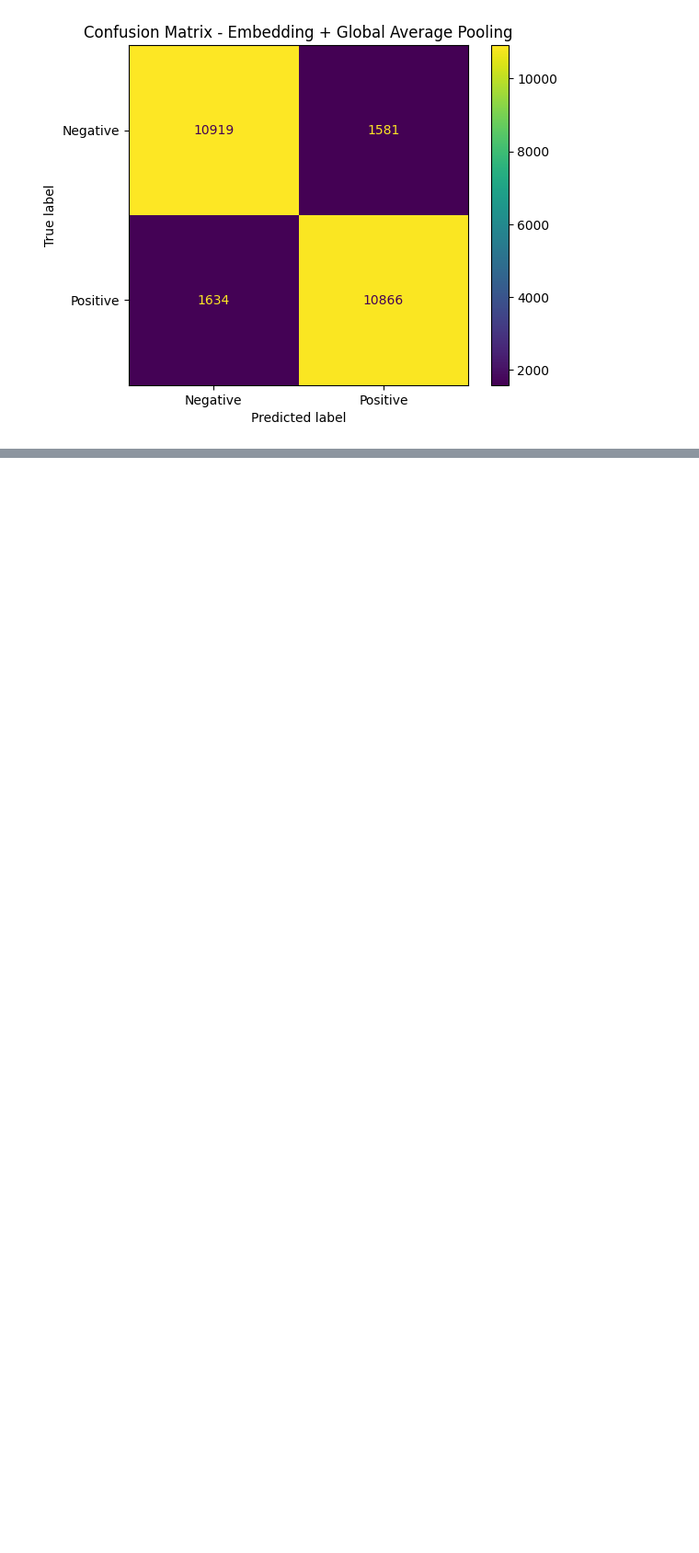
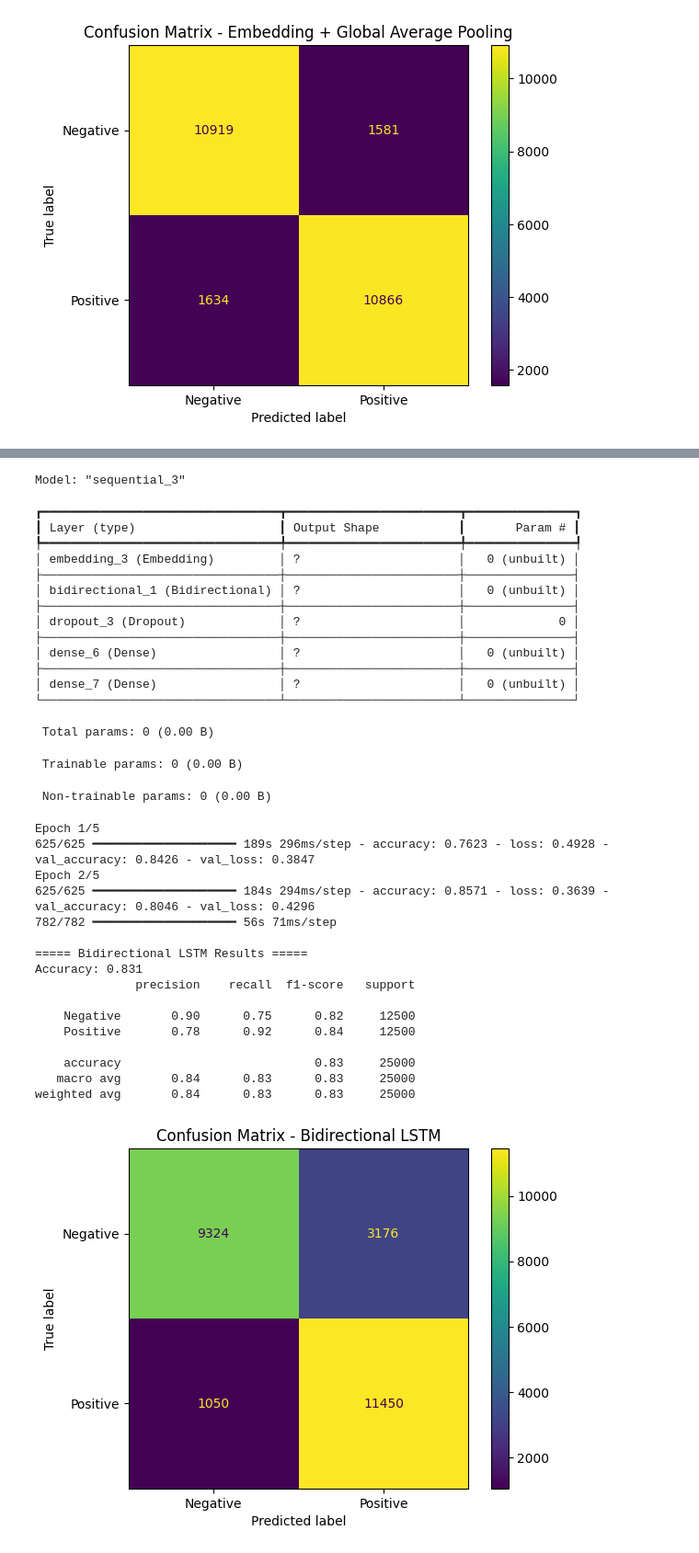
Before and after one commit to Rivier-Computer-Science/SP25-690-Tadikamalla, a Jupyter notebook: COMP690AH2/COMP690AH2_hotel_sentiment_improved.ipynb, the cells around one changed output, grey strips where cells are left out. Shown at 92% size. Cells and saved outputs as stored; diff of their text form; code cells hidden in the pictures; blank space fills up the shorter version.

```diff
--- a/COMP690AH2/COMP690AH2_hotel_sentiment_improved.ipynb
+++ b/COMP690AH2/COMP690AH2_hotel_sentiment_improved.ipynb
@@ -262,0 +329,66 @@ weighted avg       0.87      0.87      0.87     25000
+# %%
+# Model 3: Bidirectional LSTM - controlled comparison
+bilstm_model = Sequential([
+    Embedding(input_dim=vocab_size, output_dim=embedding_size, input_length=maxlen),
+    Bidirectional(LSTM(64)),
+    Dropout(0.3),
+    Dense(32, activation="relu"),
+    Dense(1, activation="sigmoid")
+])
+
+bilstm_model.compile(
+    optimizer="adam",
+    loss="binary_crossentropy",
+    metrics=["accuracy"]
+)
+
+bilstm_model.summary()
+
+history_bilstm = bilstm_model.fit(
+    x_train_nn,
+    y_train_nn,
+    validation_data=(x_val_nn, y_val_nn),
+    epochs=epochs,
+    batch_size=batch_size,
+    callbacks=[early_stop],
+    verbose=1
+)
+
+y_pred_bilstm = (bilstm_model.predict(x_test_pad) >= 0.5).astype(int).flatten()
+
+evaluate_model("Bidirectional LSTM", y_test, y_pred_bilstm)
+# %% [output]
+Model: "sequential_3"
+┏━━━━━━━━━━━━━━━━━━━━━━━━━━━━━━━━━┳━━━━━━━━━━━━━━━━━━━━━━━━┳━━━━━━━━━━━━━━━┓
+┃ Layer (type)                    ┃ Output Shape           ┃       Param # ┃
+┡━━━━━━━━━━━━━━━━━━━━━━━━━━━━━━━━━╇━━━━━━━━━━━━━━━━━━━━━━━━╇━━━━━━━━━━━━━━━┩
+│ embedding_3 (Embedding)         │ ?                      │   0 (unbuilt) │
+├─────────────────────────────────┼────────────────────────┼───────────────┤
+│ bidirectional_1 (Bidirectional) │ ?                      │   0 (unbuilt) │
+├─────────────────────────────────┼────────────────────────┼───────────────┤
+│ dropout_3 (Dropout)             │ ?                      │             0 │
+├─────────────────────────────────┼────────────────────────┼───────────────┤
+│ dense_6 (Dense)                 │ ?                      │   0 (unbuilt) │
+├─────────────────────────────────┼────────────────────────┼───────────────┤
+│ dense_7 (Dense)                 │ ?                      │   0 (unbuilt) │
+└─────────────────────────────────┴────────────────────────┴───────────────┘
+ Total params: 0 (0.00 B)
+ Trainable params: 0 (0.00 B)
+ Non-trainable params: 0 (0.00 B)
+Epoch 1/5
+625/625 ━━━━━━━━━━━━━━━━━━━━ 189s 296ms/step - accuracy: 0.7623 - loss: 0.4928 - val_accuracy: 0.8426 - val_loss: 0.3847
+Epoch 2/5
+625/625 ━━━━━━━━━━━━━━━━━━━━ 184s 294ms/step - accuracy: 0.8571 - loss: 0.3639 - val_accuracy: 0.8046 - val_loss: 0.4296
+782/782 ━━━━━━━━━━━━━━━━━━━━ 56s 71ms/step
+
+===== Bidirectional LSTM Results =====
+Accuracy: 0.831
+              precision    recall  f1-score   support
+
+    Negative       0.90      0.75      0.82     12500
+    Positive       0.78      0.92      0.84     12500
+
+    accuracy                           0.83     25000
+   macro avg       0.84      0.83      0.83     25000
+weighted avg       0.84      0.83      0.83     25000
+[figure, added]
```
Also changed, not shown: parts of 4 cells of this notebook.
